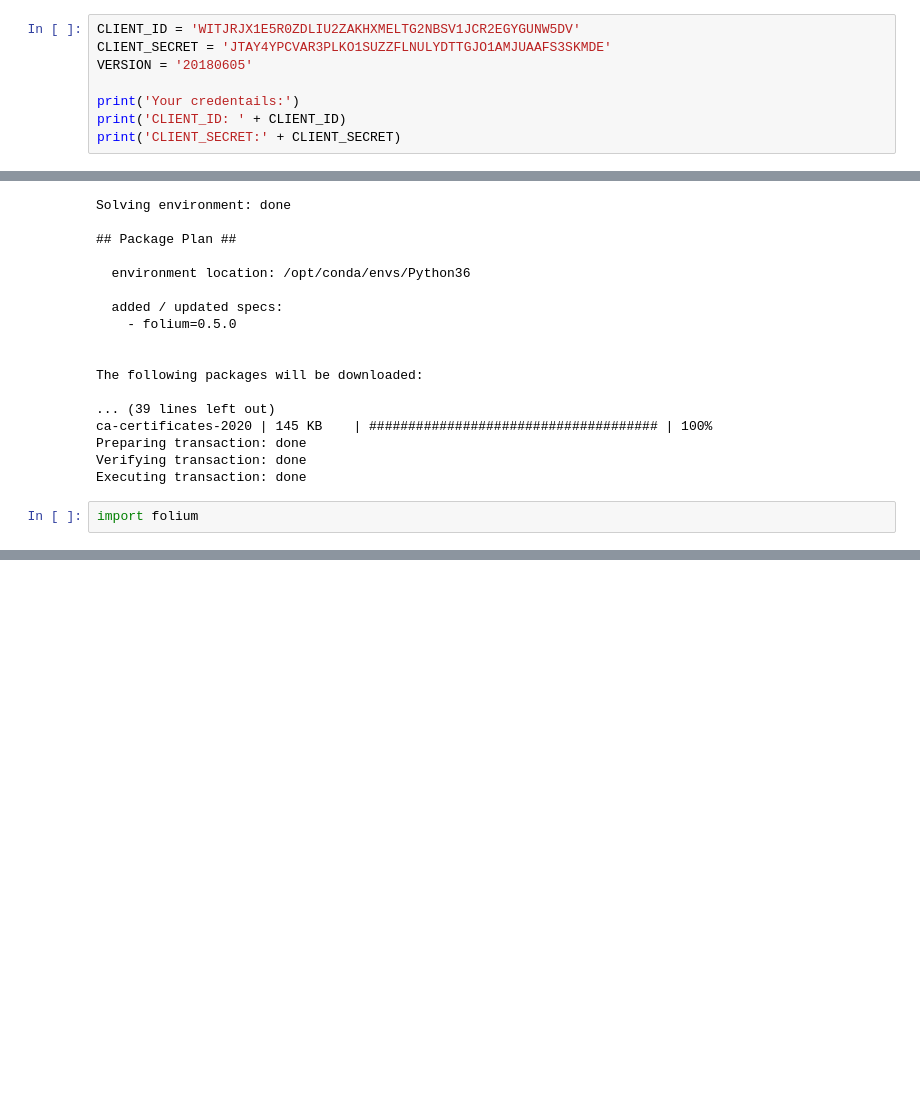
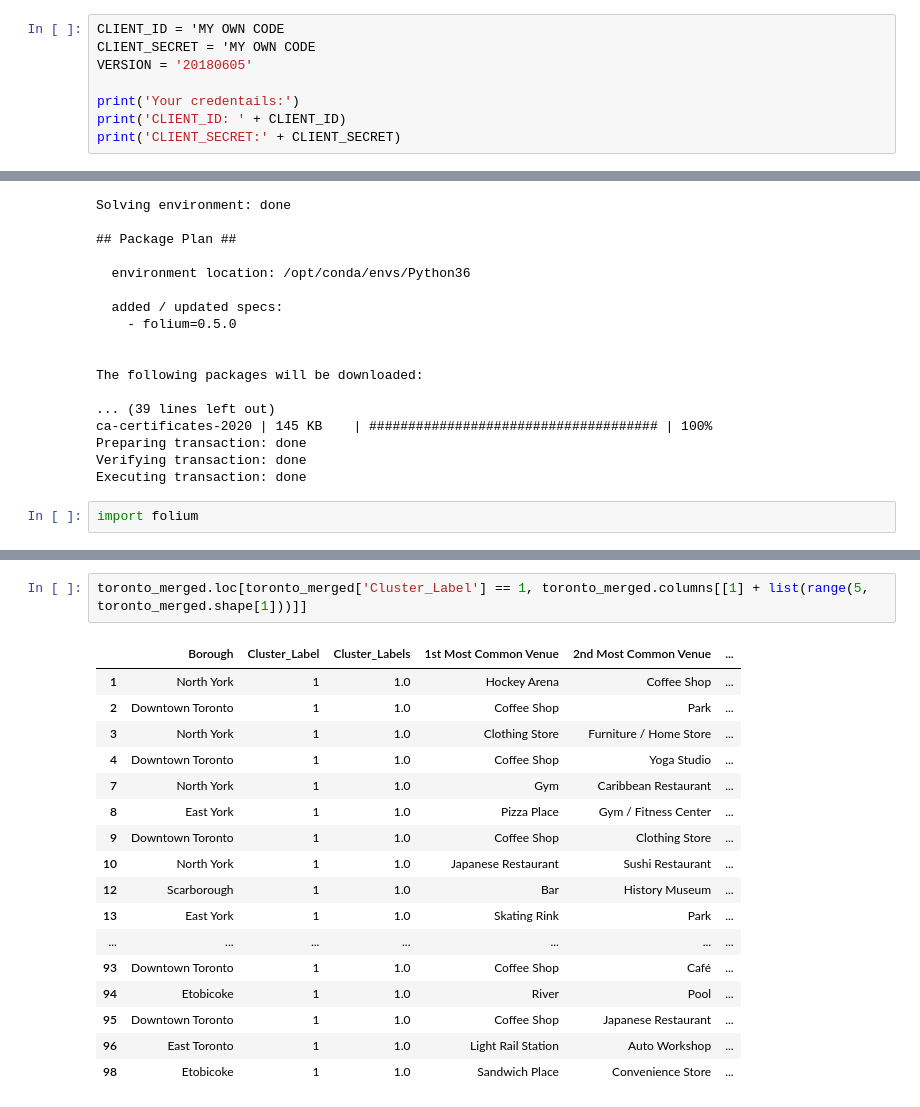
Before and after one commit to CBCFXXY/Coursera_Capstone, a Jupyter notebook: Project 2.ipynb, the cells around one changed output, grey strips where cells are left out. Saved outputs shown, nothing was run; the diff lists cells and outputs as text; blank space fills up the shorter version.

Commit message:
Published from Watson Studio.

```diff
--- a/Project 2.ipynb
+++ b/Project 2.ipynb
@@ -182,8 +182,8 @@ map_toronto
 # %% [output]
 [interactive output not drawn]
 # %%
-CLIENT_ID = 'WITJRJX1E5R0ZDLIU2ZAKHXMELTG2NBSV1JCR2EGYGUNW5DV'
-CLIENT_SECRET = 'JTAY4YPCVAR3PLKO1SUZZFLNULYDTTGJO1AMJUAAFS3SKMDE'
+CLIENT_ID = 'MY OWN CODE
+CLIENT_SECRET = 'MY OWN CODE
 VERSION = '20180605'
 
 print('Your credentails:')
@@ -458,0 +466,20 @@ NameError: name 'blue' is not defined
+# %%
+toronto_merged.loc[toronto_merged['Cluster_Label'] == 1, toronto_merged.columns[[1] + list(range(5, toronto_merged.shape[1]))]]
+# %% [output]
+|  | Borough | Cluster_Label | Cluster_Labels | 1st Most Common Venue | 2nd Most Common Venue | ... |
+| 1 | North York | 1 | 1.0 | Hockey Arena | Coffee Shop | ... |
+| 2 | Downtown Toronto | 1 | 1.0 | Coffee Shop | Park | ... |
+| 3 | North York | 1 | 1.0 | Clothing Store | Furniture / Home Store | ... |
+| 4 | Downtown Toronto | 1 | 1.0 | Coffee Shop | Yoga Studio | ... |
+| 7 | North York | 1 | 1.0 | Gym | Caribbean Restaurant | ... |
+| 8 | East York | 1 | 1.0 | Pizza Place | Gym / Fitness Center | ... |
+| 9 | Downtown Toronto | 1 | 1.0 | Coffee Shop | Clothing Store | ... |
+| 10 | North York | 1 | 1.0 | Japanese Restaurant | Sushi Restaurant | ... |
+| 12 | Scarborough | 1 | 1.0 | Bar | History Museum | ... |
+| 13 | East York | 1 | 1.0 | Skating Rink | Park | ... |
+| ... | ... | ... | ... | ... | ... | ... |
+| 93 | Downtown Toronto | 1 | 1.0 | Coffee Shop | Café | ... |
+| 94 | Etobicoke | 1 | 1.0 | River | Pool | ... |
+| 95 | Downtown Toronto | 1 | 1.0 | Coffee Shop | Japanese Restaurant | ... |
+| 96 | East Toronto | 1 | 1.0 | Light Rail Station | Auto Workshop | ... |
+| 98 | Etobicoke | 1 | 1.0 | Sandwich Place | Convenience Store | ... |
```
Also changed, not shown: parts of 3 cells of this notebook.
